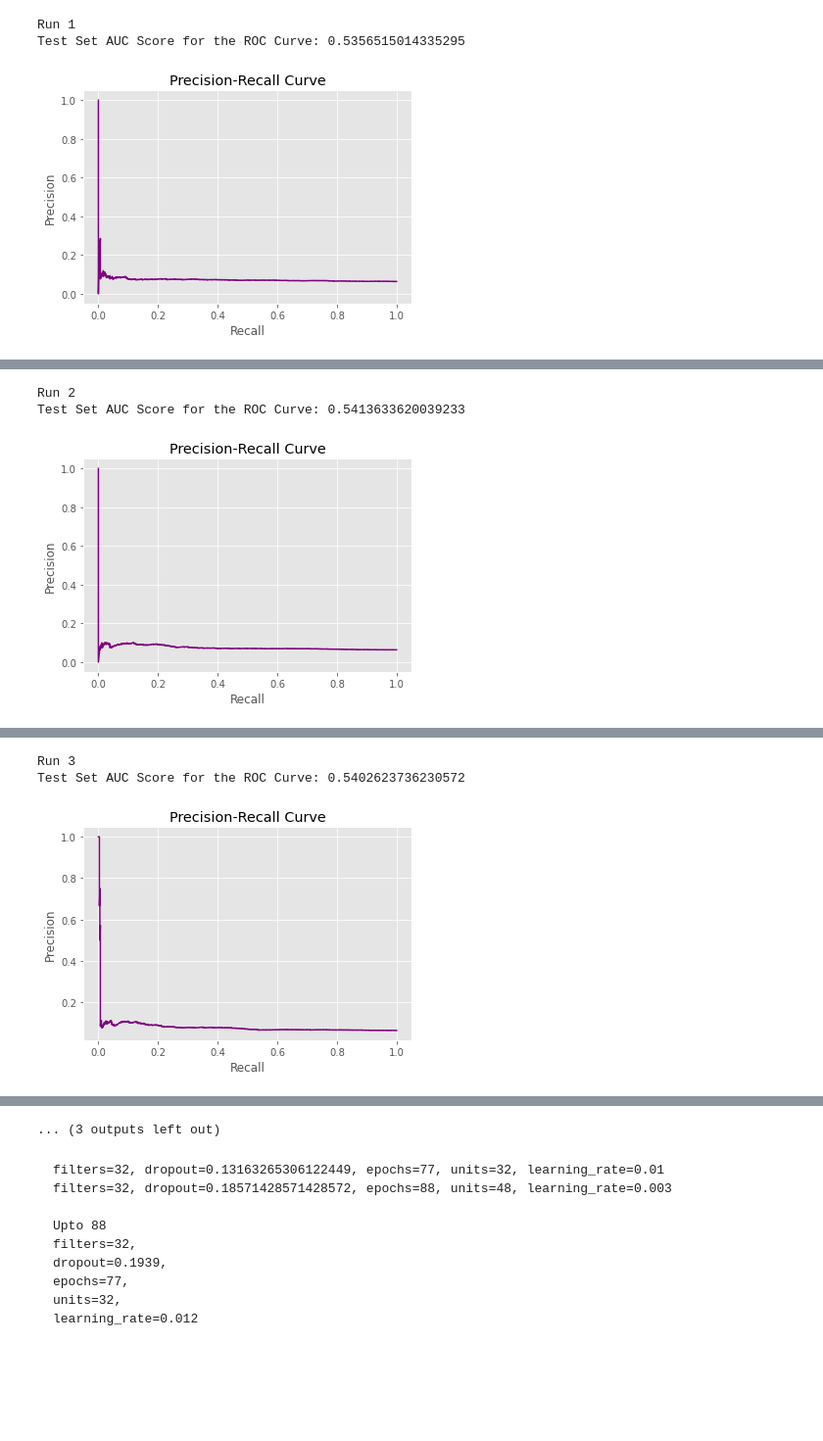
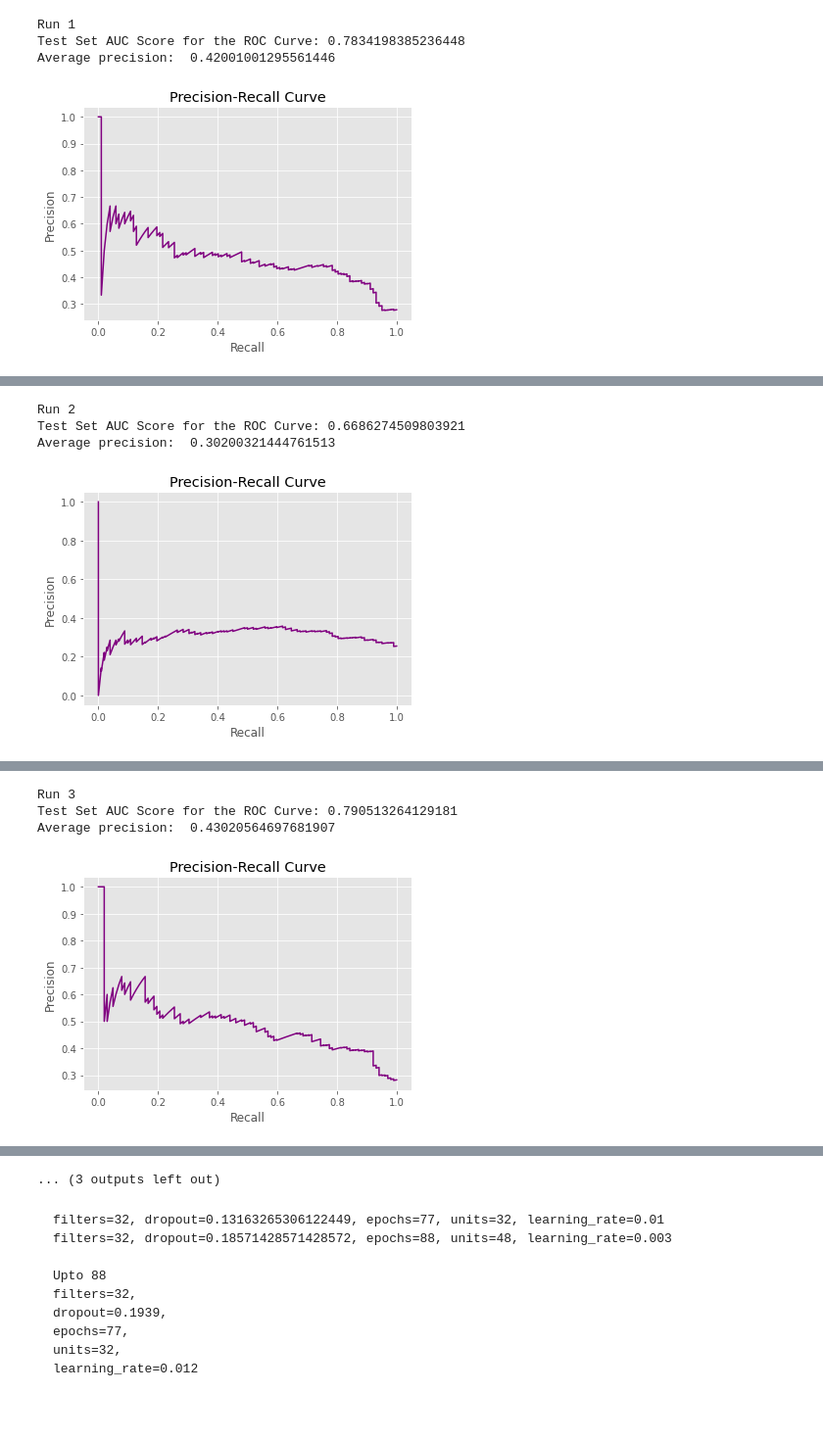
Before and after one commit to goclem/destruction, a Jupyter notebook: __exp_snn.ipynb, the cells around one changed output, grey strips where cells are left out. Shown at 98% size. Saved outputs shown, nothing was run; the diff lists cells and outputs as text; code cells hidden in the pictures; blank space fills up the shorter version.

Commit message:
updated preprocessing script to add support for specific data generation, fixed test set metric reporting error 29.07.2022

```diff
--- a/__exp_snn.ipynb
+++ b/__exp_snn.ipynb
@@ -12,7 +12,7 @@ from sklearn.metrics import precision_recall_curve, roc_auc_score, precision_sco
 
 from tensorflow.keras.metrics import CategoricalAccuracy, Precision, AUC
 # %%
-CITY = 'aleppo'
+CITY = 'test'
 BATCH_SIZE = 32
 TILE_SIZE = [128,128]
 
@@ -159,7 +160,7 @@ valid_labels = read_zarr(CITY, 'labels_siamese_valid')
 
 test_images_t0 = read_zarr(CITY, 'images_siamese_test_t0')
 test_images_tt = read_zarr(CITY, 'images_siamese_test_tt')
-test_labels = read_zarr(CITY, 'labels_siamese_valid')
+test_labels = read_zarr(CITY, 'labels_siamese_test')
 
 train_gen = SiameseGenerator((train_images_t0, train_images_tt), train_labels)
 valid_gen = SiameseGenerator((valid_images_t0, valid_images_tt), valid_labels)
@@ -295,15 +296,28 @@ class SiameseTestGenerator(Sequence):
         self.images_t0 = images[0]
         self.images_tt = images[1]
         self.batch_size = batch_size
+        self.tuple_pairs = make_tuple_pair(self.images_t0.shape[0], self.batch_size)
+        np.random.shuffle(self.tuple_pairs)
 
     def __len__(self):
         return len(self.images_t0)//self.batch_size
 
     def __getitem__(self, index):
 
+#         index_range = self.tuple_pairs[index]
+#         indices = np.arange(0,32)
+#         np.random.shuffle(indices)
+
+#         X_t0 = self.images_t0[index_range[0]:index_range[1]][indices]
+#         X_t1 = self.images_tt[index_range[0]:index_range[1]][indices]
+
+#         alpha = 1
+
+#         return {'images_t0':X_t0 *alpha, 'images_tt':X_t1 *alpha}
+
         if(index == self.__len__()-1):
             X_t0 = self.images_t0[index*self.batch_size:len(self.images_t0)]
-            X_tt = self.images_tt[index*self.batch_size:len(self.images_t0)]
+            X_tt = self.images_tt[index*self.batch_size:len(self.images_tt)]
         else:
             X_t0 = self.images_t0[index*self.batch_size:(index+1)*self.batch_size]
             X_tt = self.images_tt[index*self.batch_size:(index+1)*self.batch_size]
@@ -317,7 +331,7 @@ for i in range(0, 5):
     model_path = f'../models/{CITY}/snn/run_{i}'
     best_model = load_model(model_path, custom_objects={'auc':metrics.AUC(num_thresholds=200, curve='ROC', name='auc')})
     test_generator = SiameseTestGenerator((test_images_t0, test_images_tt))
-    yhat_proba, y = np.squeeze(best_model.predict(test_generator)[0:test_labels[:].shape[0]]), np.squeeze(test_labels[:])
+    yhat_proba, y = np.squeeze(best_model.predict(test_generator)), np.squeeze(test_labels[:])
     roc_auc_test = roc_auc_score(y, yhat_proba)
     #calculate precision and recall
     precision, recall, thresholds = precision_recall_curve(y, yhat_proba)
@@ -332,7 +346,7 @@ for i in range(0, 5):
     ax.set_ylabel('Precision')
     ax.set_xlabel('Recall')
 
-    print(f'Run {i+1} \nTest Set AUC Score for the ROC Curve: {roc_auc_test}' )
+    print(f'Run {i+1} \nTest Set AUC Score for the ROC Curve: {roc_auc_test} \nAverage precision:  {np.mean(precision)}' )
     #display plot
     plt.show()
 # %% [output]
@@ -340,3 +354,4 @@ for i in range(0, 5):
 Run 1
-Test Set AUC Score for the ROC Curve: 0.5356515014335295
+Test Set AUC Score for the ROC Curve: 0.7834198385236448
+Average precision:  0.42001001295561446
-[figure, old version]
+[figure, new version]
@@ -344,3 +359,4 @@ Test Set AUC Score for the ROC Curve: 0.5356515014335295
 Run 2
-Test Set AUC Score for the ROC Curve: 0.5413633620039233
+Test Set AUC Score for the ROC Curve: 0.6686274509803921
+Average precision:  0.30200321444761513
-[figure, old version]
+[figure, new version]
@@ -348,3 +364,4 @@ Test Set AUC Score for the ROC Curve: 0.5413633620039233
 Run 3
-Test Set AUC Score for the ROC Curve: 0.5402623736230572
+Test Set AUC Score for the ROC Curve: 0.790513264129181
+Average precision:  0.43020564697681907
-[figure, old version]
+[figure, new version]
```
Also changed, not shown: parts of 3 cells of this notebook, 4 other files.
